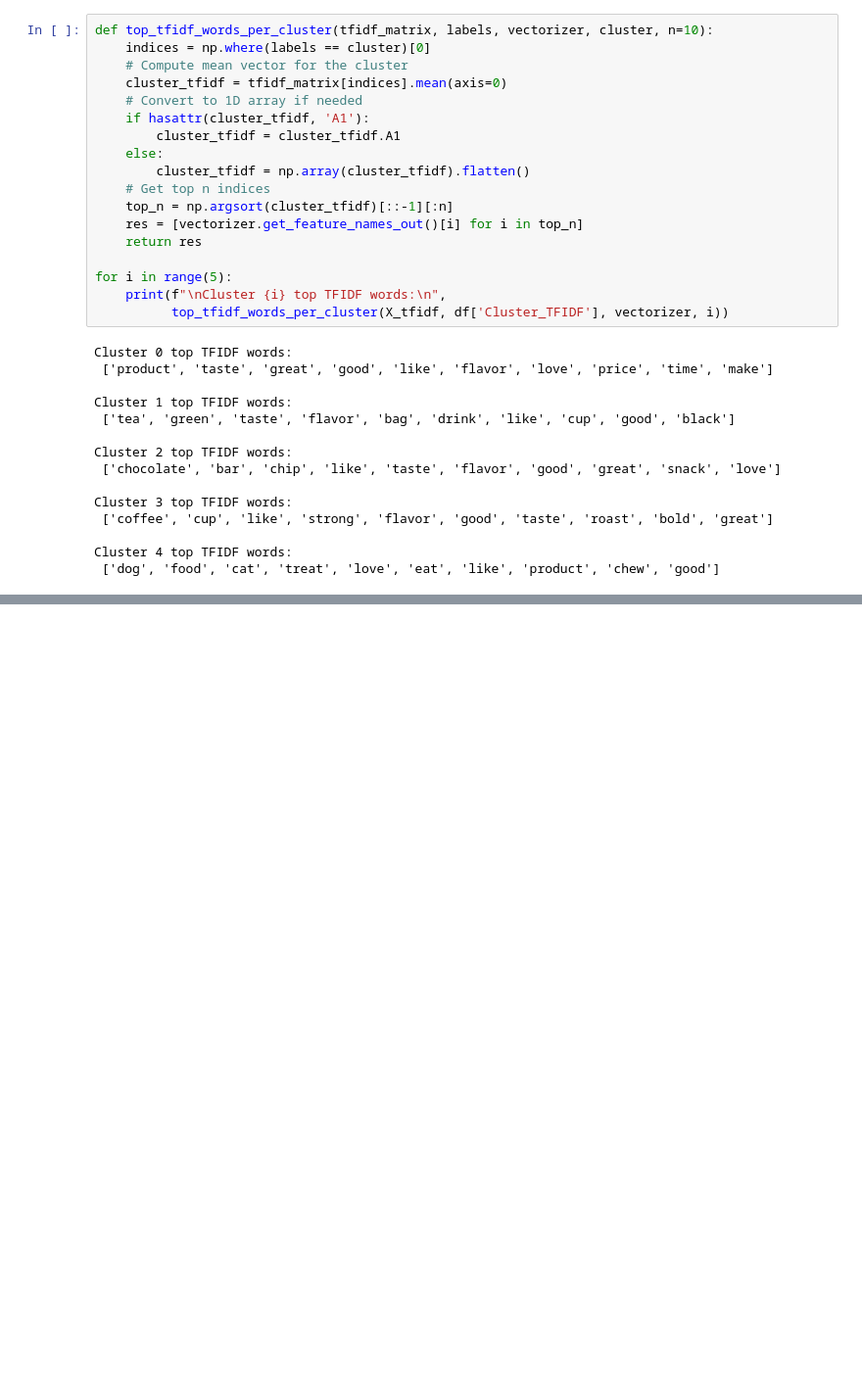
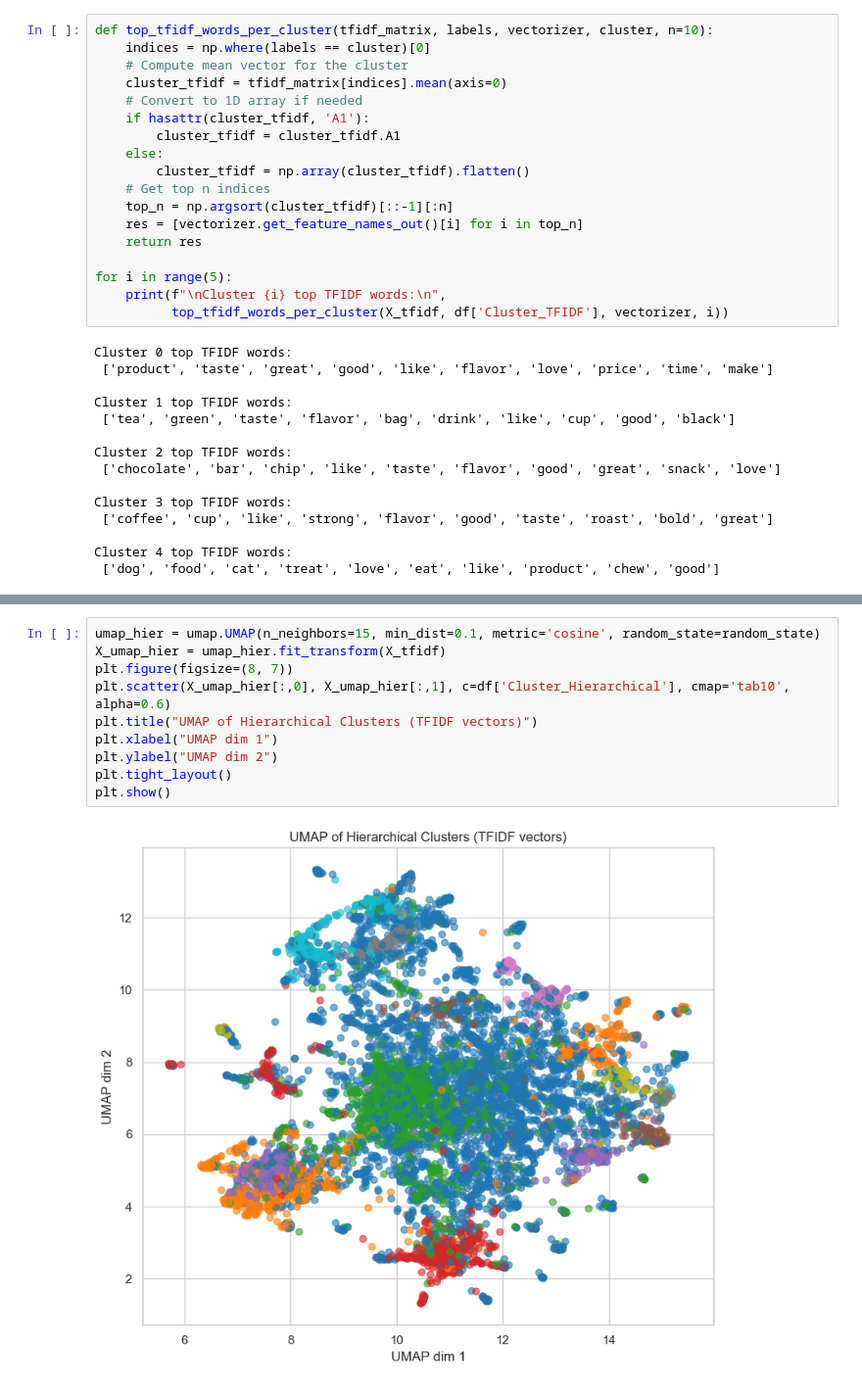
Before and after one commit to devmarkpro/amazon-fine-food-reviews-nlp-clustering, a Jupyter notebook: main.ipynb, the cells around one changed output, grey strips where cells are left out. Shown at 98% size. Drawn from its saved outputs; the diff is of its cells as text; blank space fills up the shorter version.

```diff
--- a/main.ipynb
+++ b/main.ipynb
@@ -509,0 +617,12 @@ Cluster 4 top TFIDF words:
+# %%
+umap_hier = umap.UMAP(n_neighbors=15, min_dist=0.1, metric='cosine', random_state=random_state)
+X_umap_hier = umap_hier.fit_transform(X_tfidf)
+plt.figure(figsize=(8, 7))
+plt.scatter(X_umap_hier[:,0], X_umap_hier[:,1], c=df['Cluster_Hierarchical'], cmap='tab10', alpha=0.6)
+plt.title("UMAP of Hierarchical Clusters (TFIDF vectors)")
+plt.xlabel("UMAP dim 1")
+plt.ylabel("UMAP dim 2")
+plt.tight_layout()
+plt.show()
+# %% [output]
+[figure, added]
```
Also changed, not shown: parts of 19 cells of this notebook.
